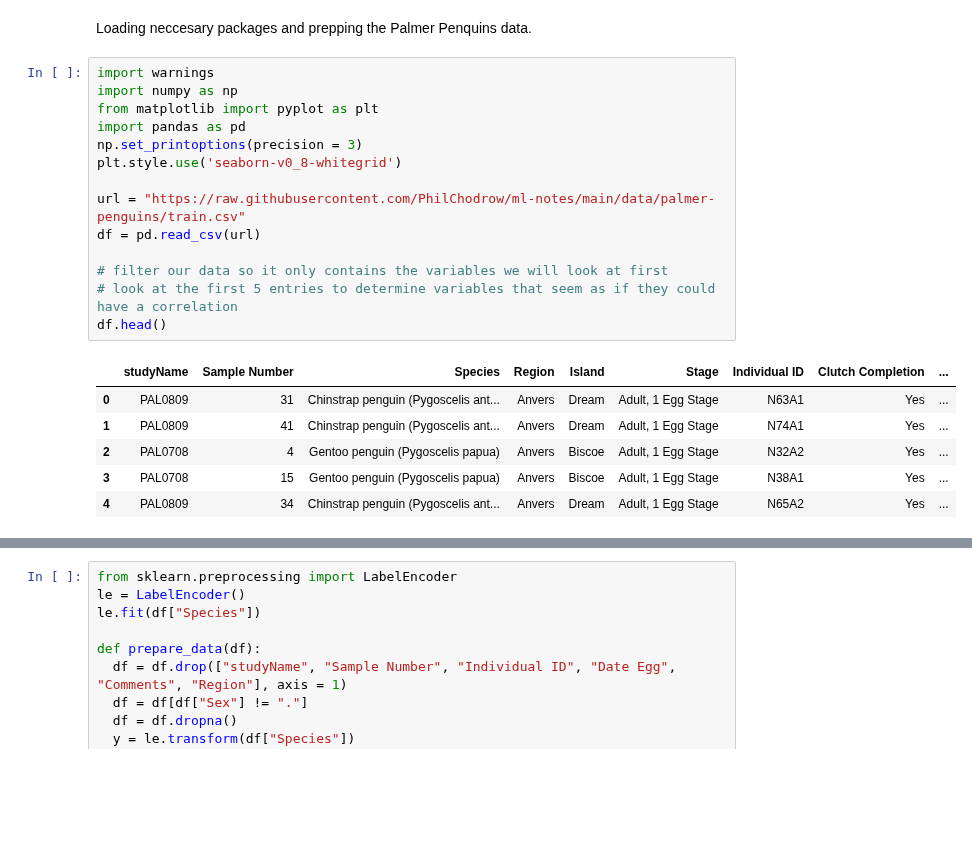
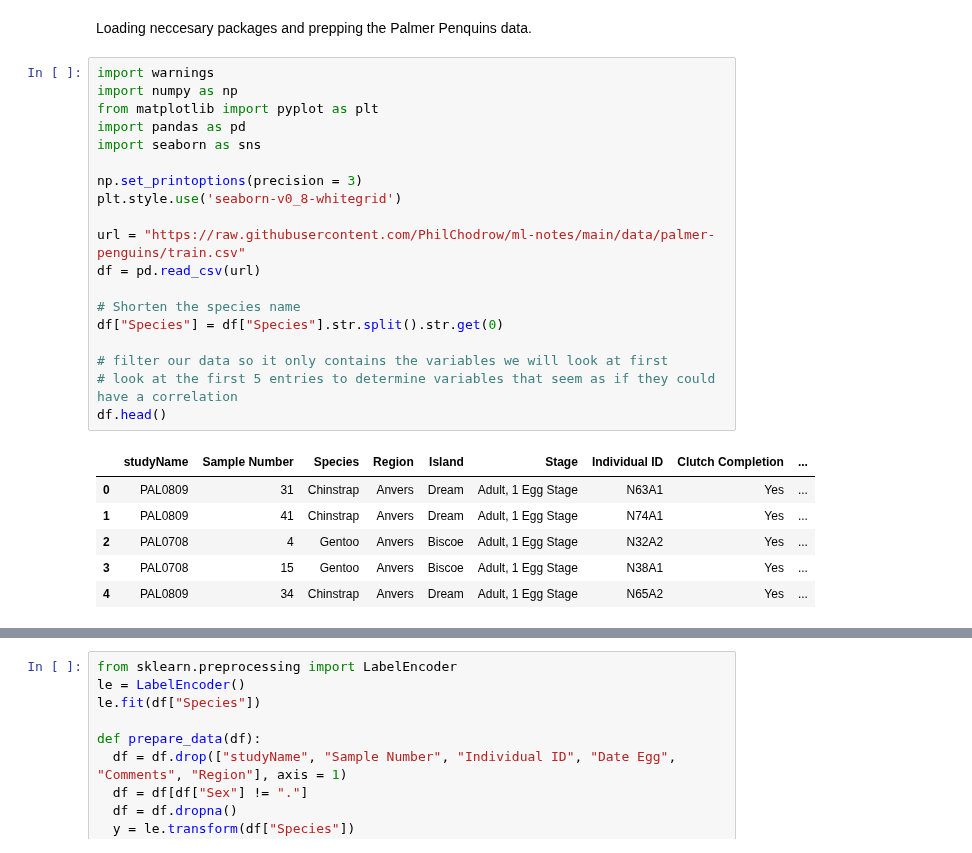
Before and after one commit to Nibsquatch/Nibsquatch.github.io, a Jupyter notebook: posts/example-blog-post/index.ipynb, the cells around one changed output, grey strips where cells are left out. Drawn from its saved outputs; the diff is of its cells as text; blank space fills up the shorter version.

```diff
--- a/posts/example-blog-post/index.ipynb
+++ b/posts/example-blog-post/index.ipynb
@@ -12,21 +12,26 @@ Loading neccesary packages and prepping the Palmer Penquins data.
 # %%
 import warnings
 import numpy as np
 from matplotlib import pyplot as plt
 import pandas as pd
+import seaborn as sns
+
 np.set_printoptions(precision = 3)
 plt.style.use('seaborn-v0_8-whitegrid')
 
 url = "https://raw.githubusercontent.com/PhilChodrow/ml-notes/main/data/palmer-penguins/train.csv"
 df = pd.read_csv(url)
 
+# Shorten the species name
+df["Species"] = df["Species"].str.split().str.get(0)
+
 # filter our data so it only contains the variables we will look at first
 # look at the first 5 entries to determine variables that seem as if they could have a correlation
 df.head()
 # %% [output]
 |  | studyName | Sample Number | Species | Region | Island | Stage | Individual ID | Clutch Completion | ... |
-| 0 | PAL0809 | 31 | Chinstrap penguin (Pygoscelis ant... | Anvers | Dream | Adult, 1 Egg Stage | N63A1 | Yes | ... |
-| 1 | PAL0809 | 41 | Chinstrap penguin (Pygoscelis ant... | Anvers | Dream | Adult, 1 Egg Stage | N74A1 | Yes | ... |
-| 2 | PAL0708 | 4 | Gentoo penguin (Pygoscelis papua) | Anvers | Biscoe | Adult, 1 Egg Stage | N32A2 | Yes | ... |
-| 3 | PAL0708 | 15 | Gentoo penguin (Pygoscelis papua) | Anvers | Biscoe | Adult, 1 Egg Stage | N38A1 | Yes | ... |
-| 4 | PAL0809 | 34 | Chinstrap penguin (Pygoscelis ant... | Anvers | Dream | Adult, 1 Egg Stage | N65A2 | Yes | ... |
+| 0 | PAL0809 | 31 | Chinstrap | Anvers | Dream | Adult, 1 Egg Stage | N63A1 | Yes | ... |
+| 1 | PAL0809 | 41 | Chinstrap | Anvers | Dream | Adult, 1 Egg Stage | N74A1 | Yes | ... |
+| 2 | PAL0708 | 4 | Gentoo | Anvers | Biscoe | Adult, 1 Egg Stage | N32A2 | Yes | ... |
+| 3 | PAL0708 | 15 | Gentoo | Anvers | Biscoe | Adult, 1 Egg Stage | N38A1 | Yes | ... |
+| 4 | PAL0809 | 34 | Chinstrap | Anvers | Dream | Adult, 1 Egg Stage | N65A2 | Yes | ... |
```
Also changed, not shown: parts of 6 cells of this notebook.
